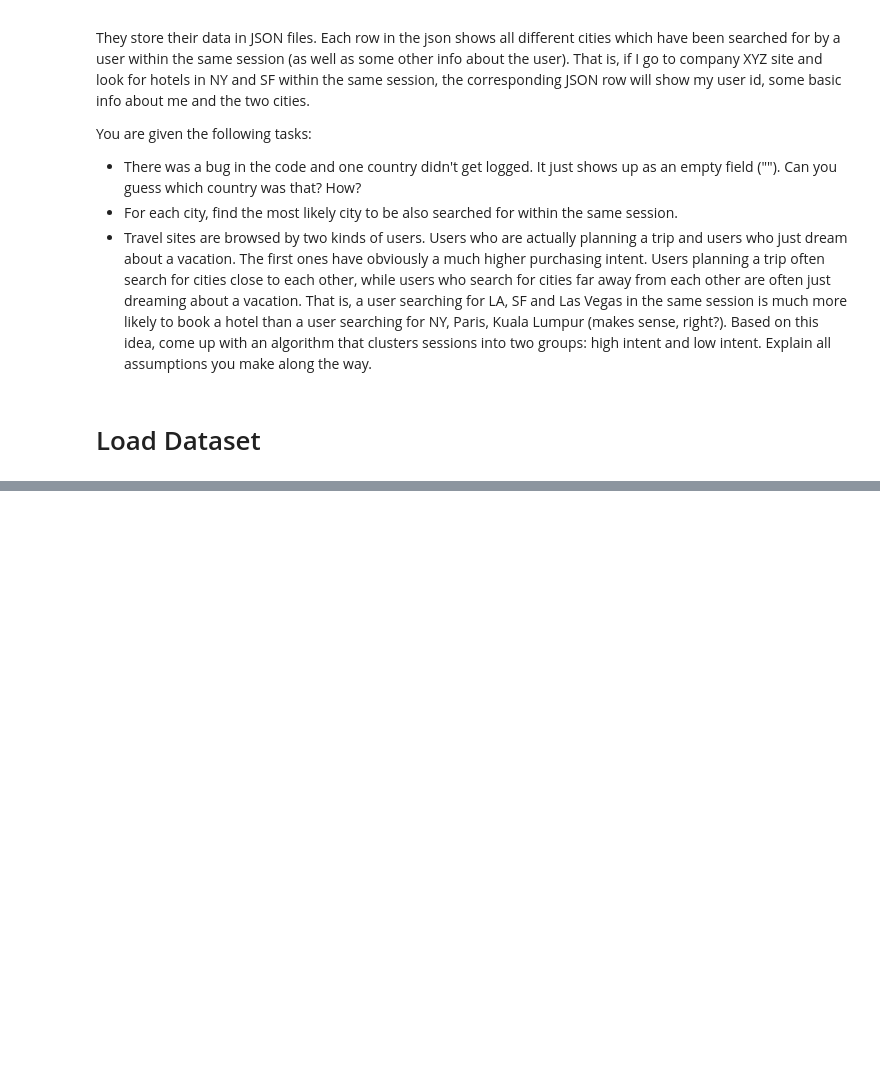
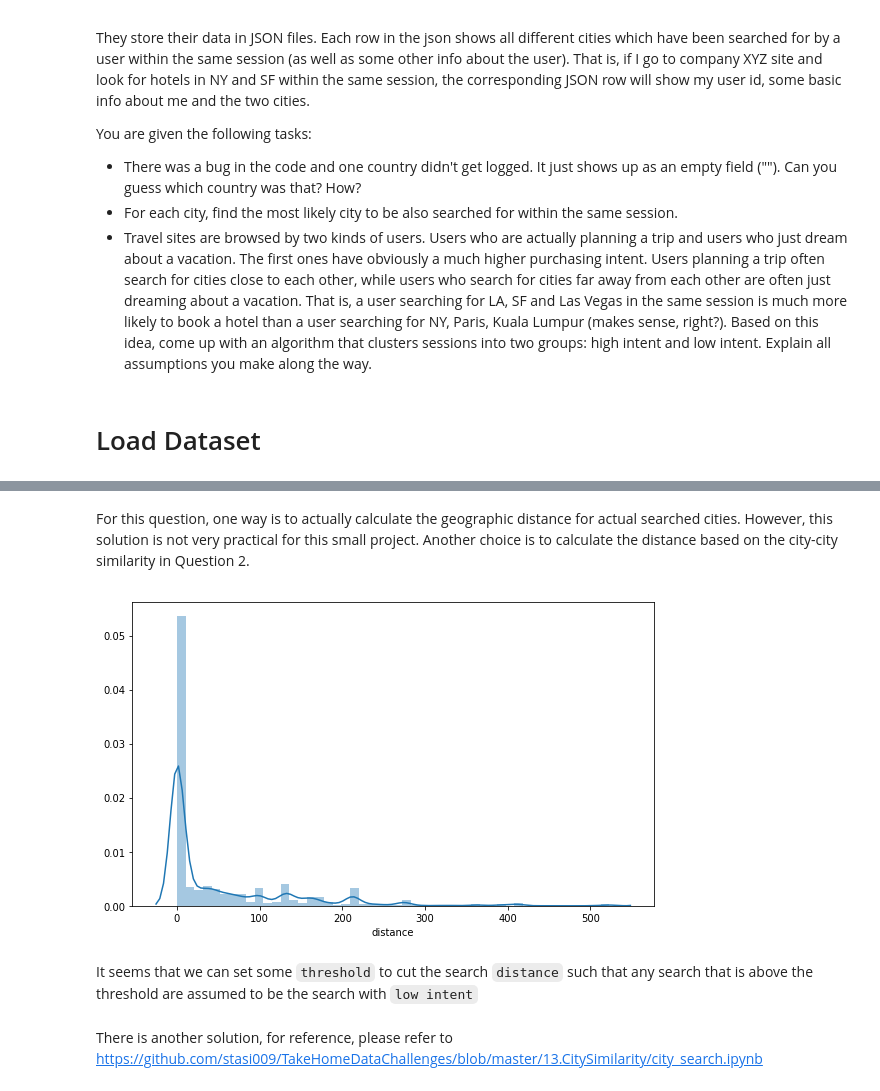
Before and after one commit to JifuZhao/DS-Take-Home, a Jupyter notebook: 13. Json City Similarities.ipynb, the cells around one changed output, grey strips where cells are left out. Saved outputs shown, nothing was run; the diff lists cells and outputs as text; code cells hidden in the pictures; blank space fills up the shorter version.

```diff
--- a/13. Json City Similarities.ipynb
+++ b/13. Json City Similarities.ipynb
@@ -36,0 +221,33 @@ data.describe()
+# %% [markdown]
+For this question, one way is to actually calculate the geographic distance for actual searched cities. However, this solution is not very practical for this small project. Another choice is to calculate the distance based on the city-city similarity in Question 2.
+# %%
+def search_distance(cities):
+    cities = cities.split(', ')
+
+    if len(cities) == 1:
+        return 0  # user only search one city, distance 0
+
+    distance = 0
+    for i in range(len(cities) - 1):
+        city1 = cities[i]
+        for j in range(i + 1, len(cities)):
+            city2 = cities[j]
+            distance += df_similarity.loc[city1, city2]
+
+    return distance / len(cities)
+
+# calculate distance
+data['distance'] = data['cities'].apply(search_distance)
+# %%
+# visualization
+warnings.filterwarnings('ignore')
+fig, ax = plt.subplots(figsize=(8, 5))
+sns.distplot(data['distance'], ax=ax, bins=50)
+plt.tight_layout()
+plt.show()
+# %% [output]
+[figure, added]
+# %% [markdown]
+It seems that we can set some `threshold` to cut the search `distance` such that any search that is above the threshold are assumed to be the search with `low intent`
+# %% [markdown]
+There is another solution, for reference, please refer to [https://github.com/stasi009/TakeHomeDataChallenges/blob/master/13.CitySimilarity/city_search.ipynb](https://github.com/stasi009/TakeHomeDataChallenges/blob/master/13.CitySimilarity/city_search.ipynb)
```
Also changed, not shown: parts of 23 cells of this notebook, 13 other files.
